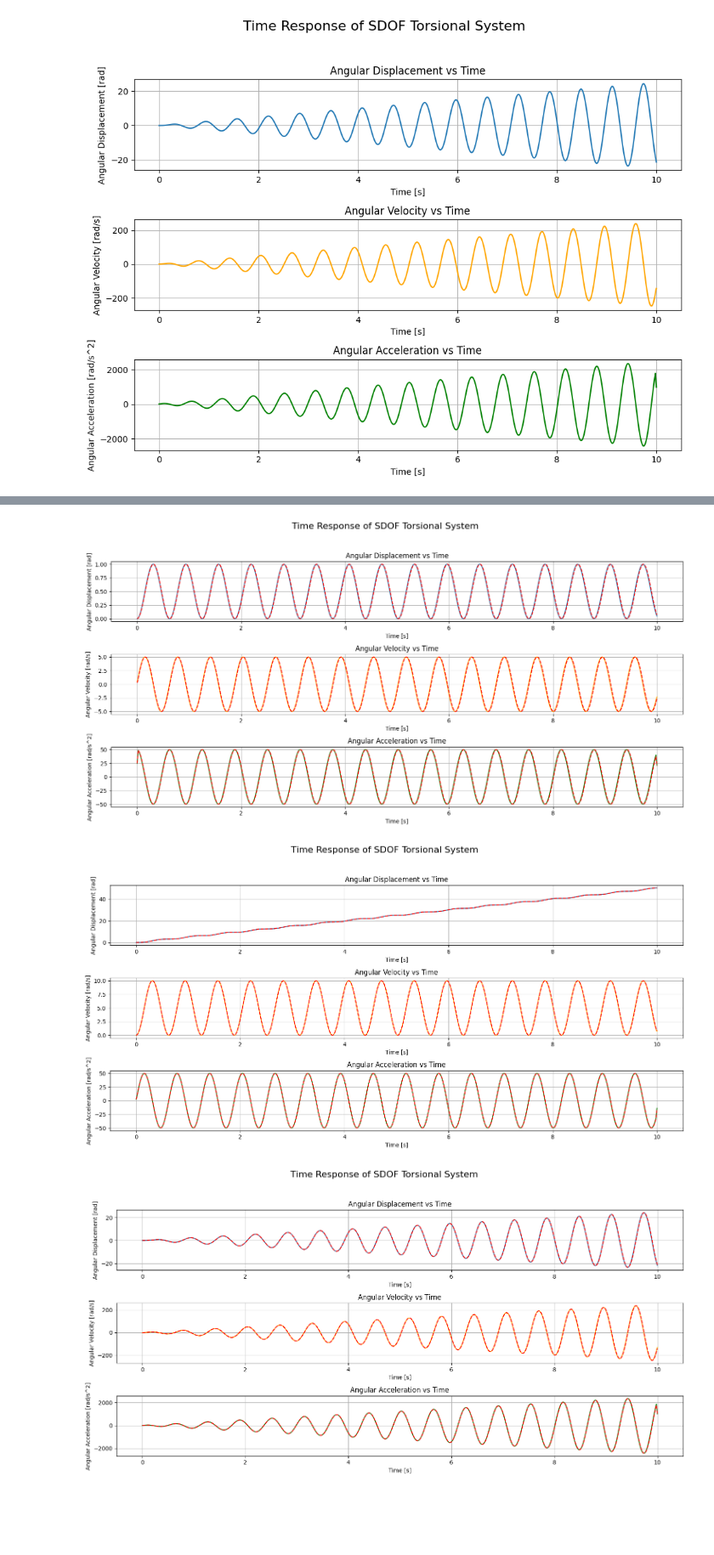
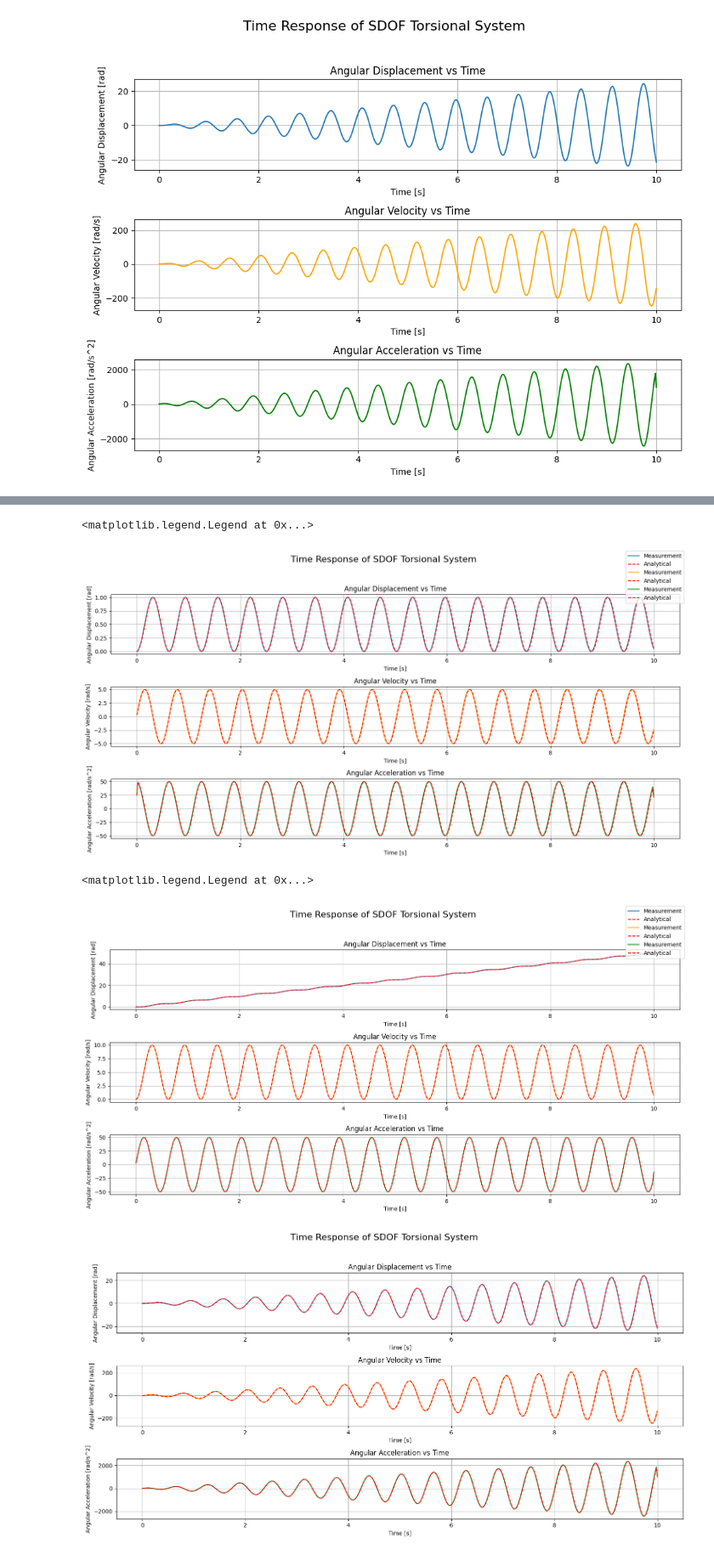
Before and after one commit to Rmhuneineh/my-website, a Jupyter notebook: content/posts/torsional_vibrations_1/00_torVib.ipynb, the cells around one changed output, grey strips where cells are left out. Shown at 85% size. Cells and saved outputs as stored; diff of their text form; code cells hidden in the pictures; blank space fills up the shorter version.

Commit message:
added free vibration case as a measurement excitation in jupyter notebook. added legends to graphs.

```diff
--- a/content/posts/torsional_vibrations_1/00_torVib.ipynb
+++ b/content/posts/torsional_vibrations_1/00_torVib.ipynb
@@ -240,8 +285,8 @@ t_an, theta_t_an = S.simulate_time_response(initial_angle=0, initial_velocity=0,
 fig, axes = plt.subplots(3, 1, figsize=(15, 8))
 fig.suptitle('Time Response of SDOF Torsional System', fontsize=16)
 # Angular Displacement vs Time
-axes[0].plot(t, theta_t, label='Angular Displacement')
-axes[0].plot(t_an, theta_t_an, linestyle='--', color="red")
+axes[0].plot(t, theta_t, label='Measurement')
+axes[0].plot(t_an, theta_t_an, linestyle='--', color="red", label='Analytical')
 axes[0].set_xlabel('Time [s]')
 axes[0].set_ylabel('Angular Displacement [rad]')
 axes[0].set_title('Angular Displacement vs Time')
@@ -250,8 +295,8 @@ axes[0].grid(True)
 # Angular Velocity vs Time
 angular_velocity = np.gradient(theta_t, t)
 angular_velocity_an = np.gradient(theta_t_an, t_an)
-axes[1].plot(t, angular_velocity, label='Angular Velocity', color='orange')
-axes[1].plot(t_an, angular_velocity_an, linestyle='--', color='red')
+axes[1].plot(t, angular_velocity, label='Measurement', color='orange')
+axes[1].plot(t_an, angular_velocity_an, linestyle='--', color='red', label='Analytical')
 axes[1].set_xlabel('Time [s]')
 axes[1].set_ylabel('Angular Velocity [rad/s]')
 axes[1].set_title('Angular Velocity vs Time')
@@ -260,15 +305,18 @@ axes[1].grid(True)
 # Angular Acceleration vs Time
 angular_acceleration = np.gradient(angular_velocity, t)
 angular_acceleration_an = np.gradient(angular_velocity_an, t_an)
-axes[2].plot(t, angular_acceleration, label='Angular Acceleration', color='green')
-axes[2].plot(t_an, angular_acceleration_an, linestyle='--', color='red')
+axes[2].plot(t, angular_acceleration, label='Measurement', color='green')
+axes[2].plot(t_an, angular_acceleration_an, linestyle='--', color='red', label='Analytical')
 axes[2].set_xlabel('Time [s]')
 axes[2].set_ylabel('Angular Acceleration [rad/s^2]')
 axes[2].set_title('Angular Acceleration vs Time')
 axes[2].grid(True)
 plt.tight_layout(rect=[0, 0.03, 1, 0.95])
+
+fig.legend()
 # %% [output]
+<matplotlib.legend.Legend at 0x...>
-[figure, old version]
+[figure, new version]
 # %%
 # Simulate time response with a arbitrary excitation: ramp
 time_array = np.linspace(0, 10, 1000) # Time array [s]
@@ -277,40 +325,43 @@ tau_ext = {'time': time_array, 'load': load_array}
 t, theta_t = S.simulate_time_response(initial_angle=0, initial_velocity=0, time_span=10, load_type="measurement", tau_ext=tau_ext)
 
 t_an, theta_t_an = S.simulate_time_response(initial_angle=0, initial_velocity=0, time_span=10, load_type="linear", tau_ext=50)
 
 # Plotting the time response
 fig, axes = plt.subplots(3, 1, figsize=(15, 8))
 fig.suptitle('Time Response of SDOF Torsional System', fontsize=16)
 # Angular Displacement vs Time
-axes[0].plot(t, theta_t, label='Angular Displacement')
-axes[0].plot(t_an, theta_t_an, linestyle='--', color="red")
+axes[0].plot(t, theta_t, label='Measurement')
+axes[0].plot(t_an, theta_t_an, linestyle='--', color="red", label='Analytical')
 axes[0].set_xlabel('Time [s]')
 axes[0].set_ylabel('Angular Displacement [rad]')
 axes[0].set_title('Angular Displacement vs Time')
 axes[0].grid(True)
 
 # Angular Velocity vs Time
 angular_velocity = np.gradient(theta_t, t)
 angular_velocity_an = np.gradient(theta_t_an, t_an)
-axes[1].plot(t, angular_velocity, label='Angular Velocity', color='orange')
-axes[1].plot(t_an, angular_velocity_an, linestyle='--', color='red')
+axes[1].plot(t, angular_velocity, label='Measurement', color='orange')
+axes[1].plot(t_an, angular_velocity_an, linestyle='--', color='red', label='Analytical')
 axes[1].set_xlabel('Time [s]')
 axes[1].set_ylabel('Angular Velocity [rad/s]')
 axes[1].set_title('Angular Velocity vs Time')
 axes[1].grid(True)
 
 # Angular Acceleration vs Time
 angular_acceleration = np.gradient(angular_velocity, t)
 angular_acceleration_an = np.gradient(angular_velocity_an, t_an)
-axes[2].plot(t, angular_acceleration, label='Angular Acceleration', color='green')
-axes[2].plot(t_an, angular_acceleration_an, linestyle='--', color='red')
+axes[2].plot(t, angular_acceleration, label='Measurement', color='green')
+axes[2].plot(t_an, angular_acceleration_an, linestyle='--', color='red', label='Analytical')
 axes[2].set_xlabel('Time [s]')
 axes[2].set_ylabel('Angular Acceleration [rad/s^2]')
 axes[2].set_title('Angular Acceleration vs Time')
 axes[2].grid(True)
 plt.tight_layout(rect=[0, 0.03, 1, 0.95])
+
+fig.legend()
 # %% [output]
+<matplotlib.legend.Legend at 0x...>
-[figure, old version]
+[figure, new version]
 # %%
 # Simulate time response with a arbitrary excitation: ramp
 time_array = np.linspace(0, 10, 1000) # Time array [s]
```
Also changed, not shown: parts of 2 cells of this notebook.
